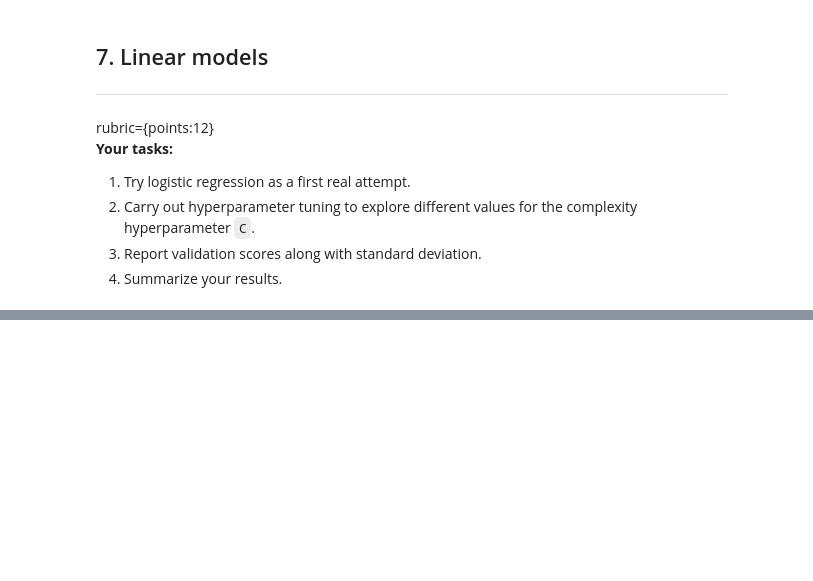
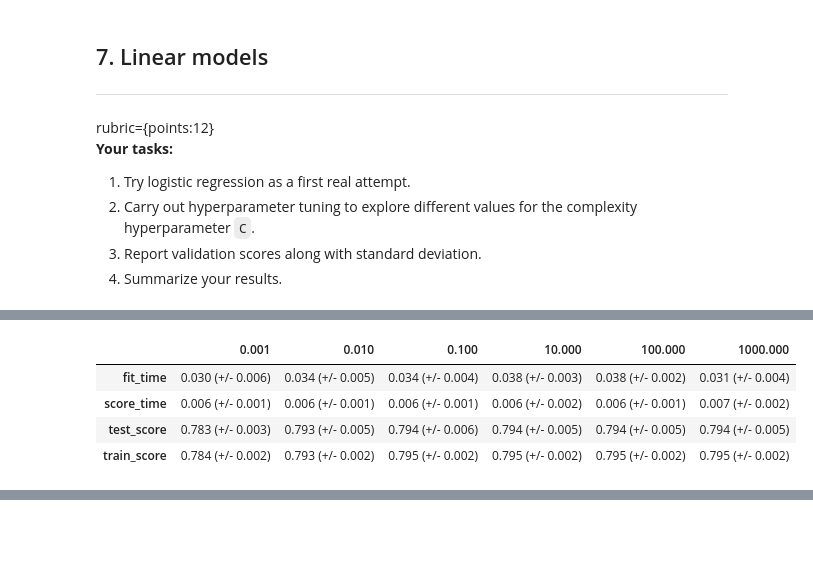
Before and after one commit to wiltonfs/cpsc330-FW, a Jupyter notebook: hw/hw6/hw6-starter.ipynb, the cells around one changed output, grey strips where cells are left out. Cells and saved outputs as stored; diff of their text form; code cells hidden in the pictures; blank space fills up the shorter version.

```diff
--- a/hw/hw6/hw6-starter.ipynb
+++ b/hw/hw6/hw6-starter.ipynb
@@ -292,3 +343,12 @@ rubric={points:12}
 2. Carry out hyperparameter tuning to explore different values for the complexity hyperparameter `C`.
 3. Report validation scores along with standard deviation.
 4. Summarize your results.
+# %%
+pipe = make_pipeline(
+    preprocessor, LogisticRegression()
+)
+
+
+results_dict["LogisticRegression"] = mean_std_cross_val_scores(pipe, X_train, y_train, cv=5, return_train_score=True)
+
+pd.DataFrame(results_dict)
@@ -294,0 +361,17 @@ rubric={points:12}
+# %%
+hyper_param_dict = {}
+param_vals = np.logspace(-3, 3, num=7, base=10)
+param_grid = {"C": np.delete(param_vals, np.where(param_vals == 1.0))}
+
+for param in param_grid:
+    for val in param_grid[param]:
+        pipe = make_pipeline(preprocessor, LogisticRegression(C=val))
+        hyper_param_dict[val] = mean_std_cross_val_scores(pipe, X_train, y_train, cv=5, return_train_score=True)
+
+pd.DataFrame(hyper_param_dict)
+# %% [output]
+|  | 0.001 | 0.010 | 0.100 | 10.000 | 100.000 | 1000.000 |
+| fit_time | 0.030 (+/- 0.006) | 0.034 (+/- 0.005) | 0.034 (+/- 0.004) | 0.038 (+/- 0.003) | 0.038 (+/- 0.002) | 0.031 (+/- 0.004) |
+| score_time | 0.006 (+/- 0.001) | 0.006 (+/- 0.001) | 0.006 (+/- 0.001) | 0.006 (+/- 0.002) | 0.006 (+/- 0.001) | 0.007 (+/- 0.002) |
+| test_score | 0.783 (+/- 0.003) | 0.793 (+/- 0.005) | 0.794 (+/- 0.006) | 0.794 (+/- 0.005) | 0.794 (+/- 0.005) | 0.794 (+/- 0.005) |
+| train_score | 0.784 (+/- 0.002) | 0.793 (+/- 0.002) | 0.795 (+/- 0.002) | 0.795 (+/- 0.002) | 0.795 (+/- 0.002) | 0.795 (+/- 0.002) |
```
Also changed, not shown: parts of 6 cells of this notebook.
